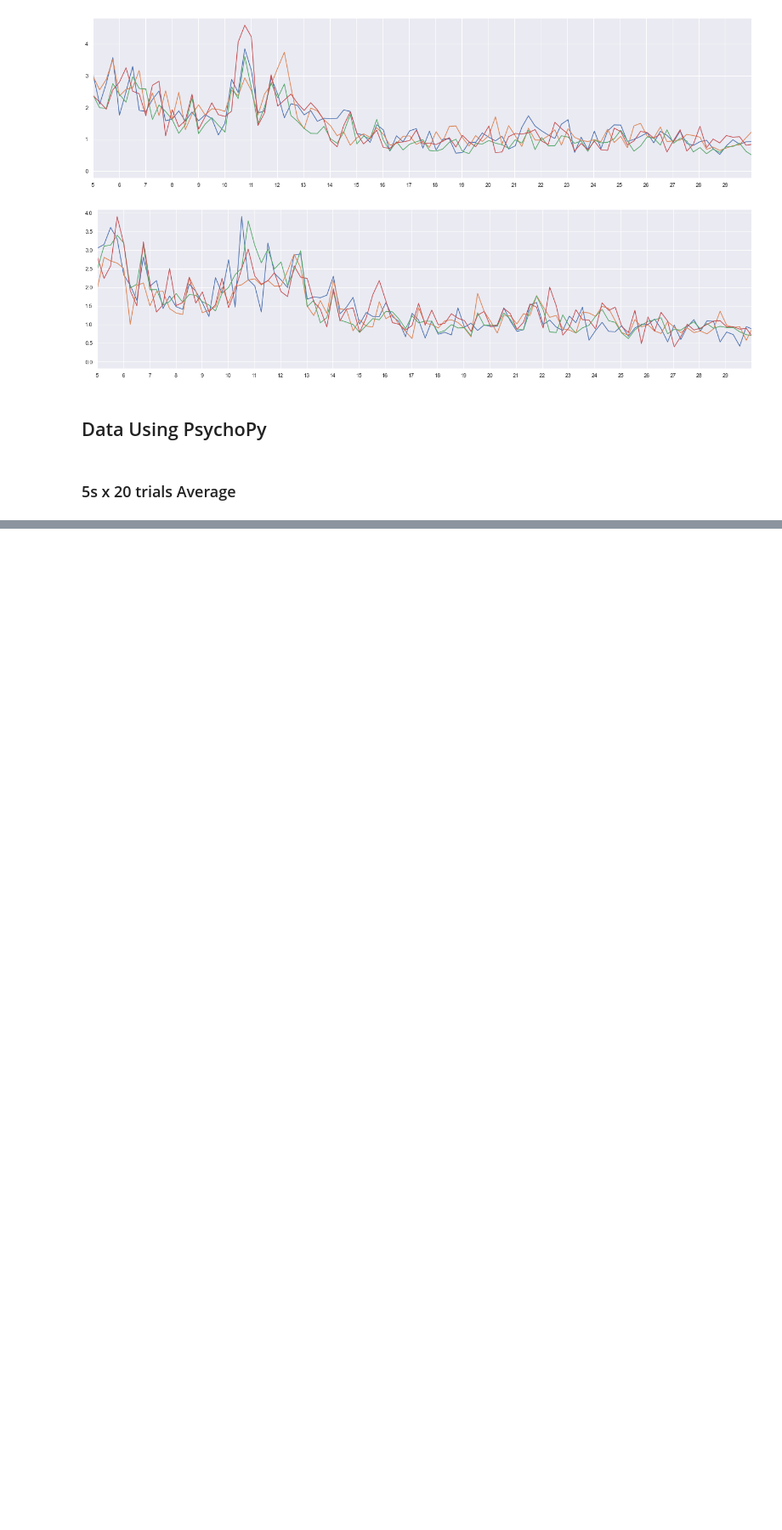
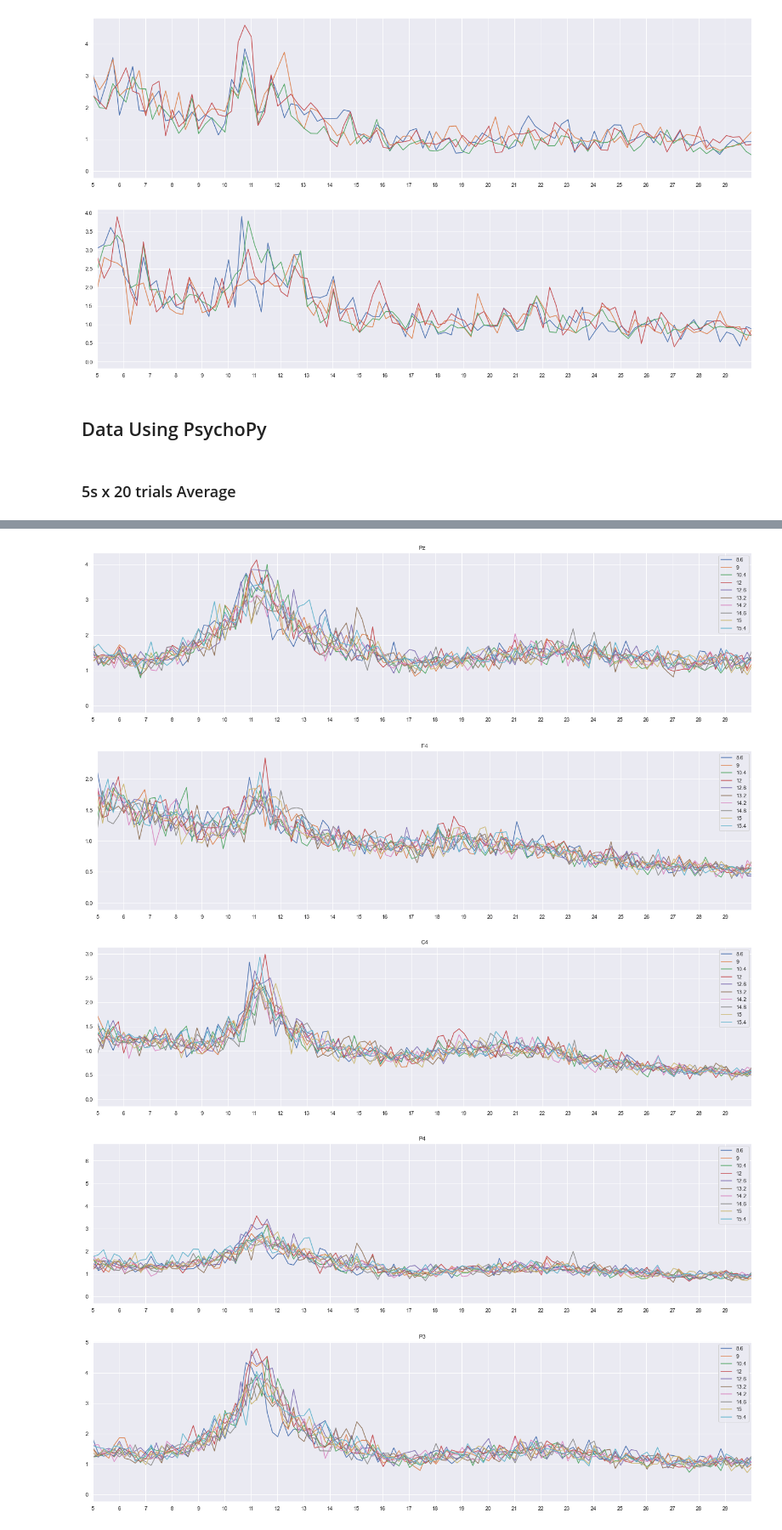
Before and after one commit to NeuroTech-UCSD/Oz-Speller, a Jupyter notebook: notebooks/Pilot_Data_Analysis[Michael].ipynb, the cells around one changed output, grey strips where cells are left out. Shown at 85% size. Saved outputs shown, nothing was run; the diff lists cells and outputs as text; code cells hidden in the pictures; blank space fills up the shorter version.

Commit message:
Visualized simon/eeg.csv

```diff
--- a/notebooks/Pilot_Data_Analysis[Michael].ipynb
+++ b/notebooks/Pilot_Data_Analysis[Michael].ipynb
@@ -397,25 +384,29 @@ info = mne.create_info(ch_names=channels, sfreq=300, ch_types=['eeg'] * 7)
 # %% [markdown]
 ### 5s x 20 trials Average
 # %%
-data_path = "../data/eeg_recordings/pilot_data/"
-filename = 'pilot_eeg13.csv'
-metaname = 'pilot_meta13.csv'
+data_path = "../data/eeg_recordings/simon/"
+filename = 'eeg.csv'
+metaname = 'meta.csv'
+sampling_frequency = 300
+isi_duration = 0.750  # s
+stimulus_duration = 5.000 # s
+num_trial_per_target = 20
+channels = ['Pz', 'F4', 'C4', 'P4', 'P3', 'C3', 'F3']
+num_channels = len(channels)
+
 eeg = pd.read_csv(data_path + filename).astype(float)
 meta = np.loadtxt(data_path + metaname, delimiter=',', dtype=float)
-
 trials = meta[1:,0]
 times = meta[:,1]
 times = (times - times[0])[1:]
-num_channels = 7
 num_targets = len(np.unique(trials))
 freq_tab = {freq:index for index, freq in enumerate(np.unique(trials))}
-num_trial_per_target = 20
 num_trials = num_targets * num_trial_per_target
 
-sampling_frequency = 300
-isi_duration = 0.750  # s
-stimulus_duration = 5.000 # s
 timepoints_stimulus_duration = int(stimulus_duration * sampling_frequency)
 timepoints_isi = int(sampling_frequency * isi_duration)
 timepoints_per_trial = int((isi_duration + stimulus_duration) * sampling_frequency)
 timepoints_all_trials = int((isi_duration + stimulus_duration) * sampling_frequency * num_trials)
+
+print("Num targets:", num_targets)
+print("Targets:", freq_tab.keys())
@@ -439,0 +435,18 @@ psd = 2/(timepoints_stimulus_duration / 2)*np.abs(fft(eeg_by_freq)[:,:,:,:timepo
+# %%
+# Visualize some of the targets on frequency domain
+target_interest = [8.6, 9, 10.4, 12, 12.6, 13.2, 14.2, 14.6, 15, 15.4]
+channel_interest = channels
+for channel in channel_interest:
+    plt.figure(figsize=(24, 6))
+    ax = plt.subplot()
+    ax.set_xlim(5, 30)
+    for freq in target_interest:
+        sns.lineplot(x=freqs, y=psd[list(freq_tab.keys()).index(freq), channels.index(channel),:], ax=ax, label=freq)
+    plt.title(channel)
+    plt.xticks(range(5,30));
+# %% [output]
+[figure, added]
+[figure, added]
+[figure, added]
+[figure, added]
+[figure, added]
```
Also changed, not shown: parts of 10 cells of this notebook.
